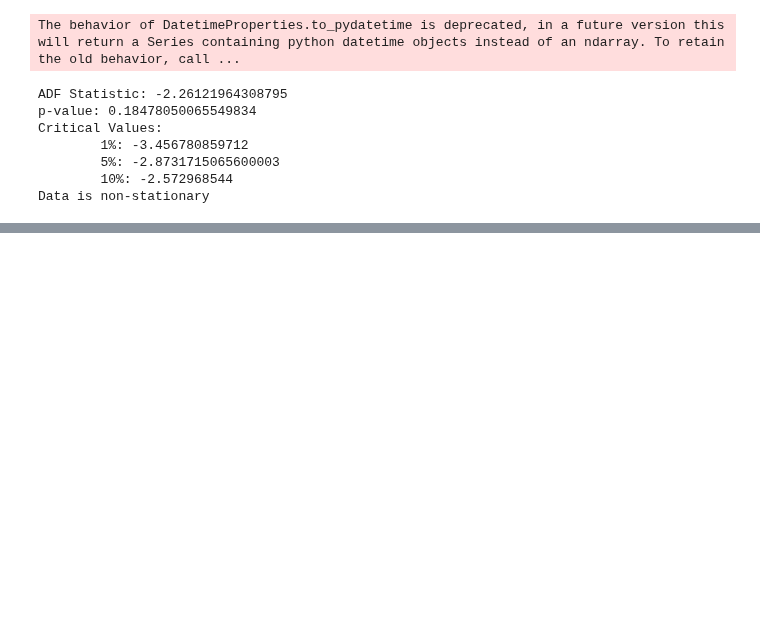
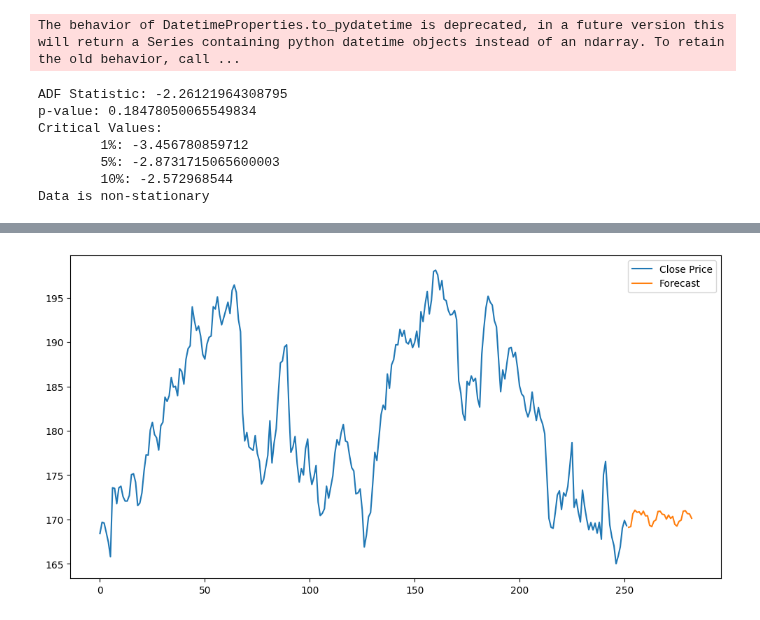
Before and after one commit to juneedpk/vscode-jupyter, a Jupyter notebook: projects/time_series_analysis_ARIMA/time_series_analysis_ARIMA.ipynb, the cells around one changed output, grey strips where cells are left out. Cells and saved outputs as stored; diff of their text form; code cells hidden in the pictures; blank space fills up the shorter version.

```diff
--- a/projects/time_series_analysis_ARIMA/time_series_analysis_ARIMA.ipynb
+++ b/projects/time_series_analysis_ARIMA/time_series_analysis_ARIMA.ipynb
@@ -174,3 +177,23 @@ SARIMAX Results
 | Prob(H) (two-sided): | 0.55 | Kurtosis: | 4.96 |
 Warnings:
 [1] Covariance matrix calculated using the outer product of gradients (complex-step).
+# %%
+# predicitng the stock price for next 30 days
+
+model = SARIMAX(data['Close'],order=(2,1,2),seasonal_order=(1,1,1,12))
+
+result = model.fit()
+
+forecast = result.predict(len(data['Close']),len(data['Close'])+30,).rename('Forecast')
+
+forecast
+
+# plotting the forecasted data using matplotlib
+
+plt.figure(figsize=(12,6))
+plt.plot(data['Close'],label='Close Price')
+plt.plot(forecast,label='Forecast')
+plt.legend()
+plt.show()
+# %% [output]
+[figure, added]
```
Also changed, not shown: parts of 5 cells of this notebook.
